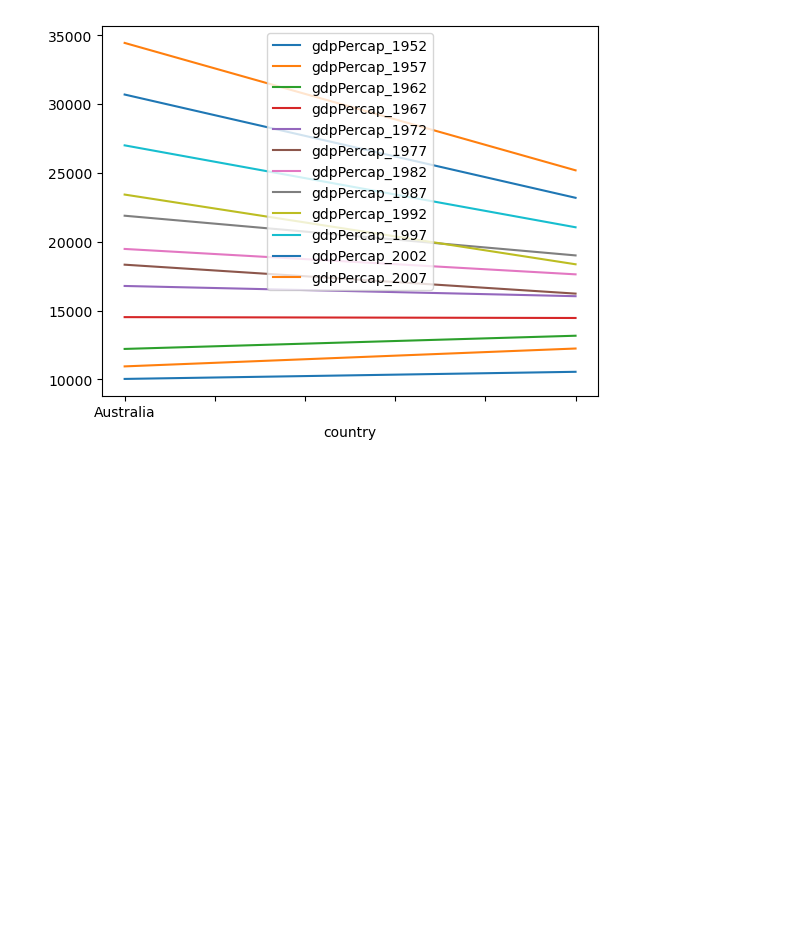
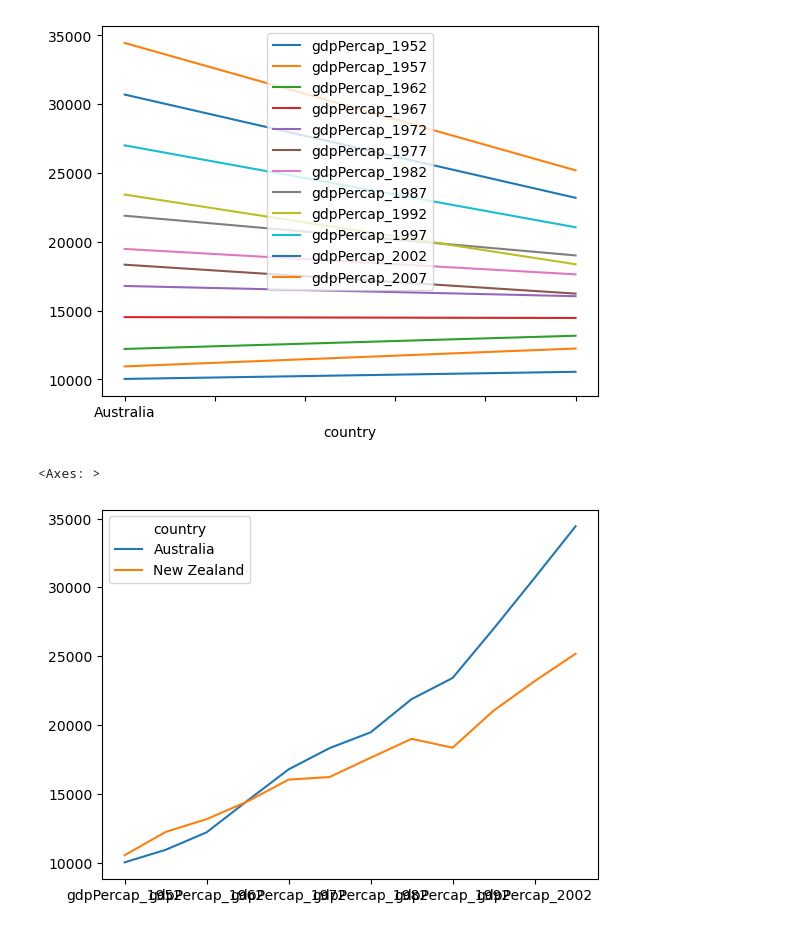
Before and after one commit to paulmaxus/livecode-2024-11-25, a Jupyter notebook: notebooks/reading_data.ipynb, the cells around one changed output. Saved outputs shown, nothing was run; the diff lists cells and outputs as text; code cells hidden in the pictures; blank space fills up the shorter version.

```diff
--- a/notebooks/reading_data.ipynb
+++ b/notebooks/reading_data.ipynb
@@ -108,3 +108,8 @@ data.plot()
 # %% [output]
 <Axes: xlabel='country'>
 [figure]
+# %%
+data.T.plot()
+# %% [output]
+<Axes: >
+[figure, added]
```
